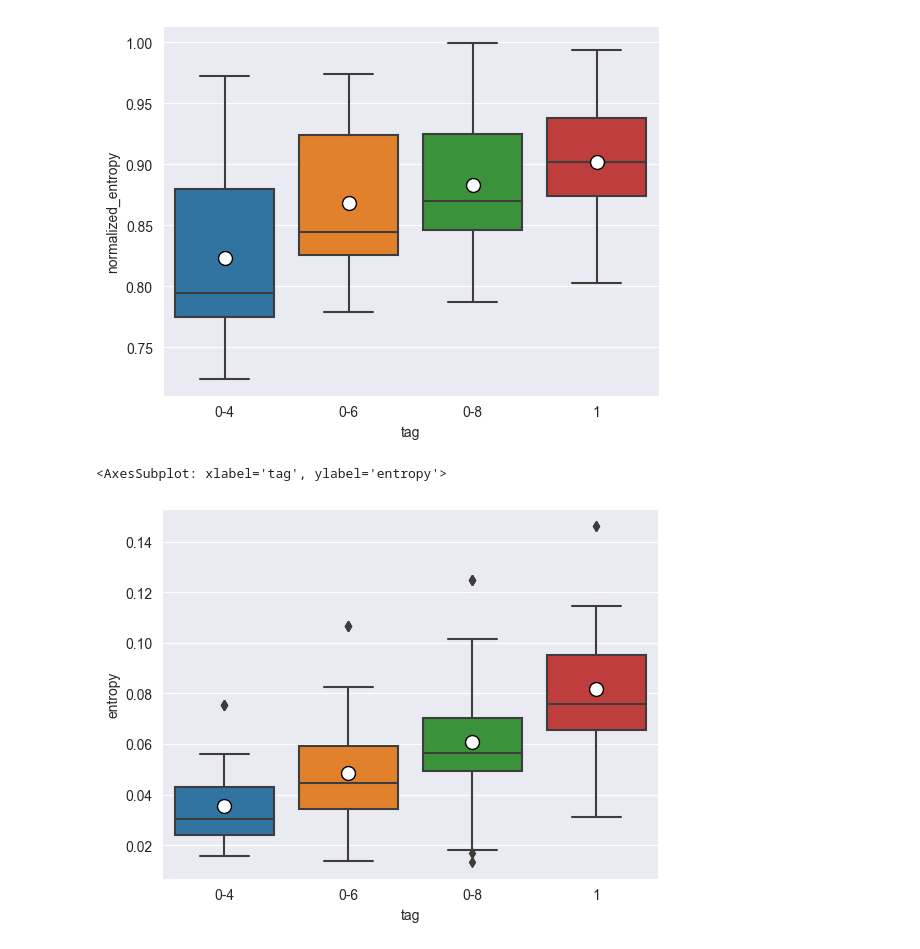
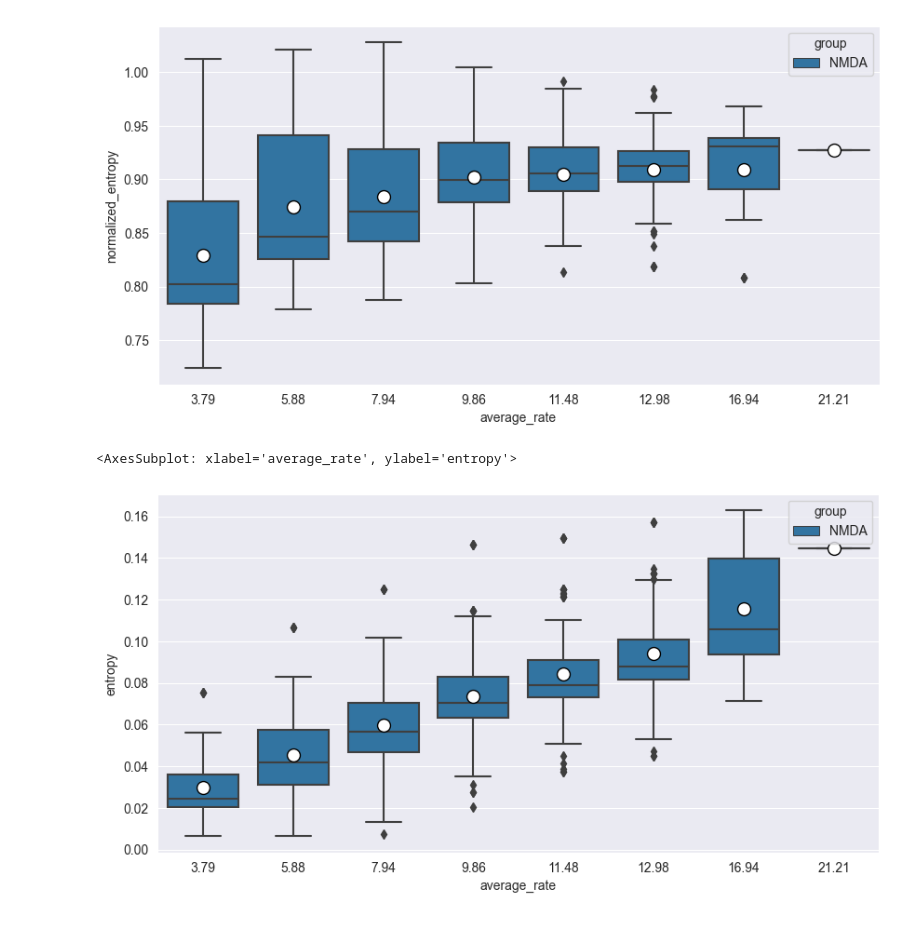
Before and after one commit to NitzanLux/neuron_mi, a Jupyter notebook: entropy_CTW_eval.ipynb, the cells around one changed output. Cells and saved outputs as stored; diff of their text form; code cells hidden in the pictures.

```diff
--- a/entropy_CTW_eval.ipynb
+++ b/entropy_CTW_eval.ipynb
@@ -67,26 +65,44 @@ class CTWHandler():
         for kt, vt in self.__data.items():
             for kf, vf in vt.items():
                 for ki, vi in vf.items():
-                    yield dict(tag=kt, file=kf, entropy=vi.entropy, n_spikes=np.sum(vi.s),
-                               l_segemnt=vi.s.size)  #sim_index=ki,,tree=vi.tree)
+                    yield dict(tag=kt, file=kf, entropy=vi.entropy, rate=1000.*np.sum(vi.s)/vi.s.size,
+                               n_spikes=np.sum(vi.s),l_segemnt=vi.s.size)  #sim_index=ki,,tree=vi.tree)
 
-    def to_df(self, tag_regex_to_remove: str | List[str] = '', normelize_entropy=True):
-        key_data_arr = dict(full_tag=[], tag=[], file=[], entropy=[], n_spikes=[],
-                            l_segemnt=[])  #sim_index=[], normalized_entropy=[])
+    def to_df(self, tag_regex_to_remove: str | List[str] = '', normelize_entropy=True,group_dict:Dict[str,str]|None=None):
+        key_data_arr = dict(full_tag=[], tag=[], file=[], entropy=[], rate=[],
+                            n_spikes=[],group=[],l_segemnt=[])  #sim_index=[], normalized_entropy=[])
         if isinstance(tag_regex_to_remove, str):
             tag_regex_to_remove = [tag_regex_to_remove]
+        if group_dict is not None:
+            group_dict={k:re.compile(f'.*{v}.*')for k,v in group_dict.items()}
+        print(group_dict)
         for kv in self:
             for k, v in kv.items():
                 if k == 'tag':
                     disp_v = v
                     for i in tag_regex_to_remove:
                         disp_v = re.sub(i, '', disp_v)
+                    disp_v = re.sub('([0-9]+-[0-9]+)', lambda x: x.group(1).replace('-','.') if x.group(1) is not None else None, disp_v) # replacing to decimal point
                     key_data_arr['tag'].append(disp_v)
+                    if group_dict is not None:
+                        unique_flag=None
+                        empty_flag=False
+                        for k_group,v_group in group_dict.items():
+                            if v_group.match(v):
+                                key_data_arr['group'].append(k_group)
+                                if unique_flag is None:
+                                    unique_flag=True
+                                else:
+                                    unique_flag=False
+                                empty_flag=True
+                            assert unique_flag is None or unique_flag,'Keys of group are not unique '+v
+                            assert empty_flag,'one key has no group '+v
+                    else:
+                        key_data_arr['group'].append('')
                     key_data_arr['full_tag'].append(v)
                 elif k == 'file':
                     v = file_name_regex.match(v).group(1)
                     key_data_arr[k].append(v)
-
                 else:
                     key_data_arr[k].append(v)
         df = pd.DataFrame(data=key_data_arr)
@@ -99,7 +115,7 @@ class CTWHandler():
         min_isi = {k: None for k in self.__data.keys()}
         for i in data_arr:
             indexes = np.where(i.s == 1)[0]
-            cur_min_isi = np.min(indexes[1:] - indexes[:-1]-1)
+            cur_min_isi = np.min(indexes[1:] - indexes[:-1] - 1)
             if min_isi[i.tag] is None:
                 min_isi[i.tag] = cur_min_isi
             elif min_isi[i.tag] > cur_min_isi:
@@ -138,6 +154,8 @@ remove_v = True
 
 c = CTWHandler()
 c.add_data(models_pathes)
-df = c.to_df(tag_regex_to_remove=['Rat_L5b_PC_2_Hay_', '_CTW'])
-
+df = c.to_df(tag_regex_to_remove=['Rat_L5b_PC_2_Hay_', '_CTW'], group_dict={'NMDA':'[0-9]_CTW','AMPA':'_noNMDA'})
+for i in df['full_tag'].unique():
+    print(np.round(df.loc[df['full_tag']==i,'rate'].mean(),2))
+    df.loc[df['full_tag']==i,'average_rate'] = np.round(df.loc[df['full_tag']==i,'rate'].mean(),2)
 # d=d[d['n_spikes']>0]
@@ -148,19 +195,16 @@ min isi = {'Rat_L5b_PC_2_Hay_0-4_CTW': 5, 'Rat_L5b_PC_2_Hay_0-6_CTW': 5, 'Rat_L5
 # %%
-#show the dis
-
 # Draw a nested boxplot to show bills by day and time
-sns.boxplot(x="tag", y="normalized_entropy", data=df, showmeans=True, meanprops={"marker": "o",
+sns.boxplot(x="average_rate", y="normalized_entropy", data=df,hue='group', showmeans=True, meanprops={"marker": "o",
                                                                                  "markerfacecolor": "white",
                                                                                  "markeredgecolor": "black",
                                                                                  "markersize": "10"})
 plt.show()
 
-sns.boxplot(x="tag", y="entropy", data=df, showmeans=True, meanprops={"marker": "o",
+sns.boxplot(x="average_rate", y="entropy", data=df, showmeans=True,hue='group', meanprops={"marker": "o",
                                                                       "markerfacecolor": "white",
                                                                       "markeredgecolor": "black",
                                                                       "markersize": "10"})
-# sns.despine(offset=10, trim=True)
 # %% [output]
-[figure, old version]
+[figure, new version]
-<AxesSubplot: xlabel='tag', ylabel='entropy'>
+<AxesSubplot: xlabel='average_rate', ylabel='entropy'>
-[figure, old version]
+[figure, new version]
```
Also changed, not shown: parts of 11 cells of this notebook, 1 other file.
